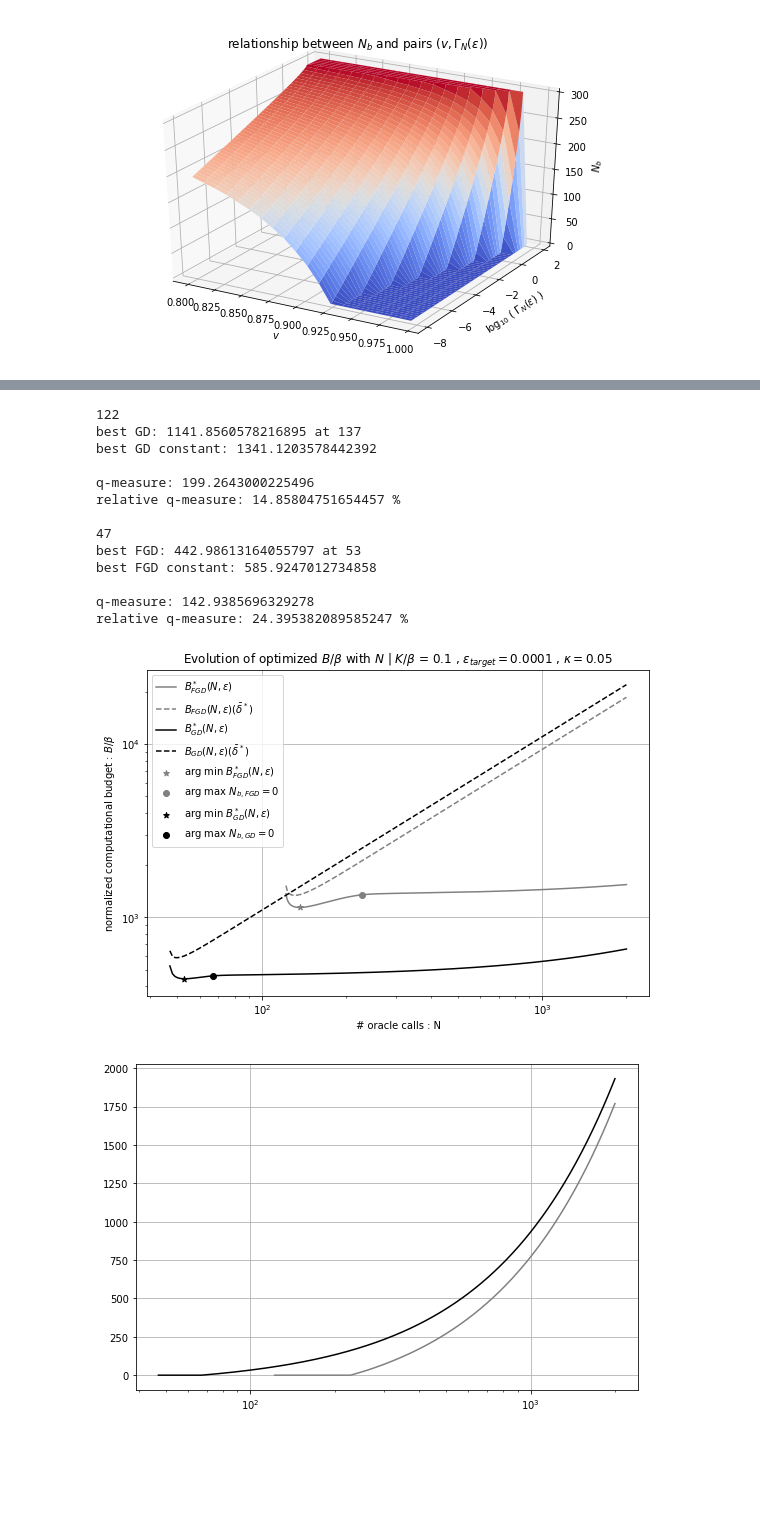
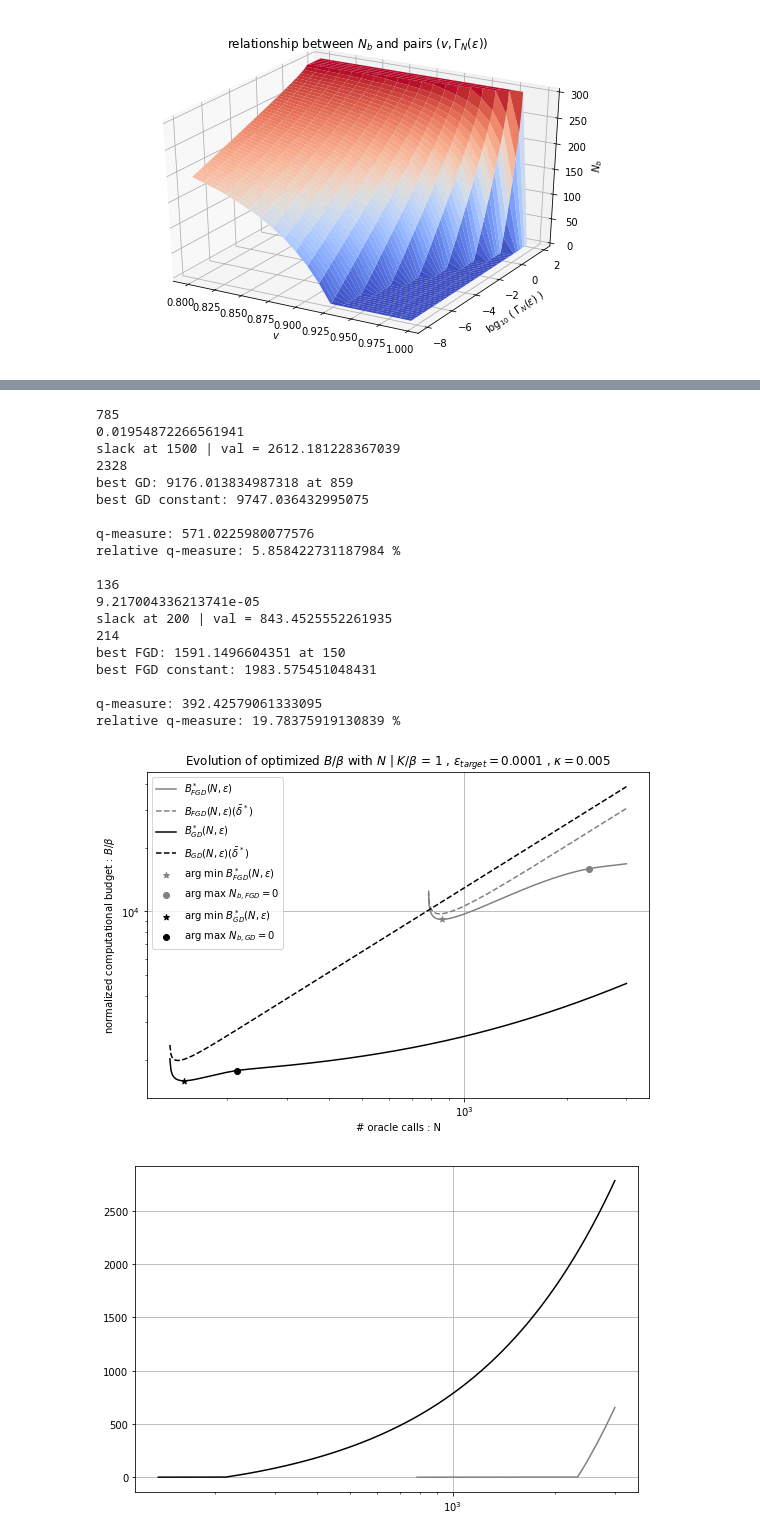
Before and after one commit to guiom-vds/Tunable-First-Order-Inexact-Oracles-TFOIO, a Jupyter notebook: LambertBehaviour.ipynb, the cells around one changed output, grey strips where cells are left out. Cells and saved outputs as stored; diff of their text form; code cells hidden in the pictures; blank space fills up the shorter version.

```diff
--- a/LambertBehaviour.ipynb
+++ b/LambertBehaviour.ipynb
@@ -221,7 +403,7 @@ plt.savefig('3DNb11_log.pdf')
 # %%
-kappa = 0.05
-K_div_beta = 0.1
-N_max = 2000 # should be infinity
+kappa = 0.005
+K_div_beta = 1
+N_max = 3000 # should be infinity
 multi = 1
 eps_target = 1e-4
 
@@ -231,6 +413,10 @@ plt.grid()
 
 vector_N_attempt = np.arange(N_max)+1
 
+N_echantillon = int(N_max/2)
+echantillon_GD = 0
+echantillon_GD_constant = 0
+
 v = (1-kappa)
 C0 = lambda N: kappa/(1-(1-kappa)**N)
 gamma = lambda N: (1-kappa)**N
@@ -239,6 +425,7 @@ div = lambda N: (1-(1-kappa)**N)/kappa
 gamma_eps = np.array([eps_target - gamma(N_elem)*multi/div(N_elem) for N_elem in vector_N_attempt])
 N_min = int(vector_N_attempt[gamma_eps>0][0])
 print(N_min)
+print(v**N_min)
 
 vector_N_2 = np.arange(N_min,N_max)
 
@@ -271,7 +458,11 @@ for index_N in np.arange(len(vector_N_2)):
         N_pre_switch = N-1
         cond = False
         value_pre_switch = B_list[-2]
-    B_list_constant.append(N*K_div_beta-N*np.log(bar_delta))
+    value_constant = N*K_div_beta-N*np.log(bar_delta)
+    B_list_constant.append(value_constant)
+    if N==N_echantillon:
+        echantillon_GD = value
+        echantillon_GD_constant = value_constant
 
 N_best = vector_N_2[np.argmin(np.array(B_list))]
 plt.loglog(vector_N_2,np.array(B_list),color='gray')
@@ -280,6 +471,8 @@ plt.scatter([N_best],[np.min(np.array(B_list))],color='gray',marker='*')
 plt.scatter([N_pre_switch],[value_pre_switch],color='gray',marker='o');
 best_GD = np.min(np.array(B_list))
 best_GD_constant = np.min(B_list_constant)
+print('slack at '+str(N_echantillon)+' | val = '+str(echantillon_GD_constant-echantillon_GD))
+print(N_pre_switch)
 print('best GD: '+str(best_GD)+' at '+str(N_best))
 print('best GD constant: '+str(best_GD_constant))
 print(' ')
@@ -295,6 +488,7 @@ div = lambda N: (1+np.sqrt(kappa))**(N-1)
 gamma_eps = np.array([eps_target - gamma(N_elem)*multi/div(N_elem) for N_elem in vector_N_attempt])
 N_min = int(vector_N_attempt[gamma_eps>0][0])
 print(N_min)
+print(v**N_min)
 
 vector_N = np.arange(N_min,N_max)
 
@@ -309,6 +503,10 @@ bar_delta_list = []
 cond = True
 value_pre_switch = np.inf
 N_pre_switch = 0
+
+N_echantillon = int(200)
+echantillon_FGD = 0
+echantillon_FGD_constant = 0
 
 for index_N in np.arange(len(vector_N)):
 
@@ -327,48 +525,60 @@ for index_N in np.arange(len(vector_N)):
         N_pre_switch = N-1
         cond = False
         value_pre_switch = B_list[-2]
-    B_list_constant.append(N*K_div_beta-N*np.log(bar_delta))
+    value_constant = N*K_div_beta-N*np.log(bar_delta)
+    B_list_constant.append(value_constant)
+    if N==N_echantillon:
+        echantillon_FGD = value
+        echantillon_FGD_constant = value_constant
 
 N_best = vector_N[np.argmin(np.array(B_list))]
 plt.loglog(vector_N,np.array(B_list),color='black')
 plt.loglog(vector_N,np.array(B_list_constant),color='black',linestyle='--');
 plt.scatter([N_best],[np.min(np.array(B_list))],color='black',marker='*')
 plt.scatter([N_pre_switch],[value_pre_switch],color='black',marker='o');
 best_FGD = np.min(np.array(B_list))
 best_FGD_constant = np.min(B_list_constant)
+print('slack at '+str(N_echantillon)+' | val = '+str(echantillon_FGD_constant-echantillon_FGD))
+print(N_pre_switch)
 print('best FGD: '+str(best_FGD)+' at '+str(N_best))
 print('best FGD constant: '+str(best_FGD_constant))
 print(' ')
 print('q-measure: '+str(best_FGD_constant-best_FGD))
 print('relative q-measure: '+str(100*(1-best_FGD/best_FGD_constant))+' %')
 print(' ')
 
 
 plt.title('Evolution of optimized $B / $'+r'$\beta$'+' with $N$ | $K / $'+r'$\beta$ = '+str(K_div_beta)+' , $\epsilon_{target} = $'+str(eps_target)+' , $\kappa = $'+str(kappa))
 plt.xlabel('# oracle calls : N')
 plt.ylabel('normalized computational budget : $B / $'+r'$\beta$')
 plt.legend(['$B_{FGD}^*(N,\epsilon)$','$B_{FGD}(N,\epsilon)'+r'(\bar{\delta}^*)$','$B_{GD}^*(N,\epsilon)$','$B_{GD}(N,\epsilon)'+r'(\bar{\delta}^*)$',\
             'arg min $B^*_{FGD}(N,\epsilon)$','arg max $N_{b,FGD}=0$',\
            'arg min $B^*_{GD}(N,\epsilon)$','arg max $N_{b,GD}=0$']);
 plt.savefig('results12_'+'KdivBeta'+str(K_div_beta)+'EpsilonTarget'+str(eps_target)+'kappa'+str(kappa)+'.pdf')
 
 plt.figure(figsize=(9,6))
 plt.semilogx(vector_N,Nb_list_FGD,color='black')
 plt.semilogx(vector_N_2,Nb_list_GD,color='gray')
 plt.grid();
 # %% [output]
-122
-best GD: 1141.8560578216895 at 137
-best GD constant: 1341.1203578442392
+785
+0.01954872266561941
+slack at 1500 | val = 2612.181228367039
+2328
+best GD: 9176.013834987318 at 859
+best GD constant: 9747.036432995075
 
-q-measure: 199.2643000225496
-relative q-measure: 14.85804751654457 %
+q-measure: 571.0225980077576
+relative q-measure: 5.858422731187984 %
 
-47
-best FGD: 442.98613164055797 at 53
-best FGD constant: 585.9247012734858
+136
+9.217004336213741e-05
+slack at 200 | val = 843.4525552261935
+214
+best FGD: 1591.1496604351 at 150
+best FGD constant: 1983.575451048431
 
-q-measure: 142.9385696329278
-relative q-measure: 24.395382089585247 %
+q-measure: 392.42579061333095
+relative q-measure: 19.78375919130839 %
-[figure, old version]
+[figure, new version]
-[figure, old version]
+[figure, new version]
```
Also changed, not shown: parts of 2 cells of this notebook, 1 other file.
